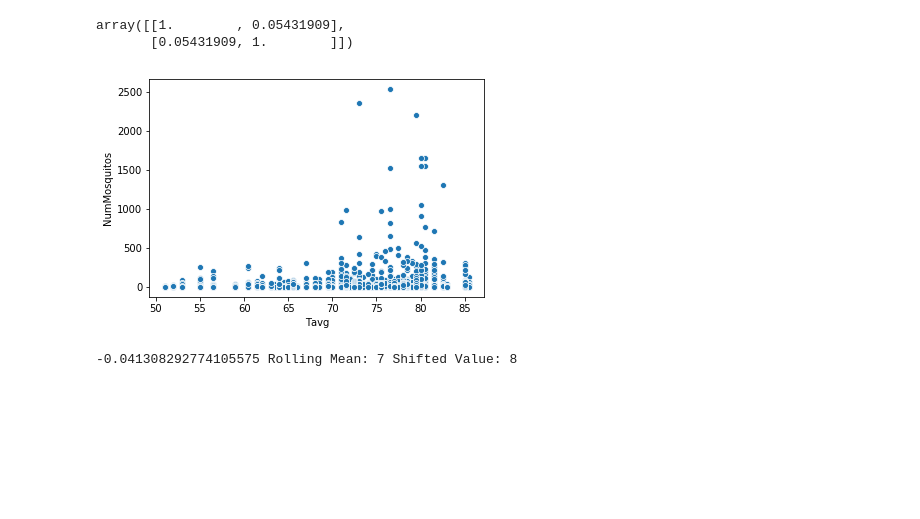
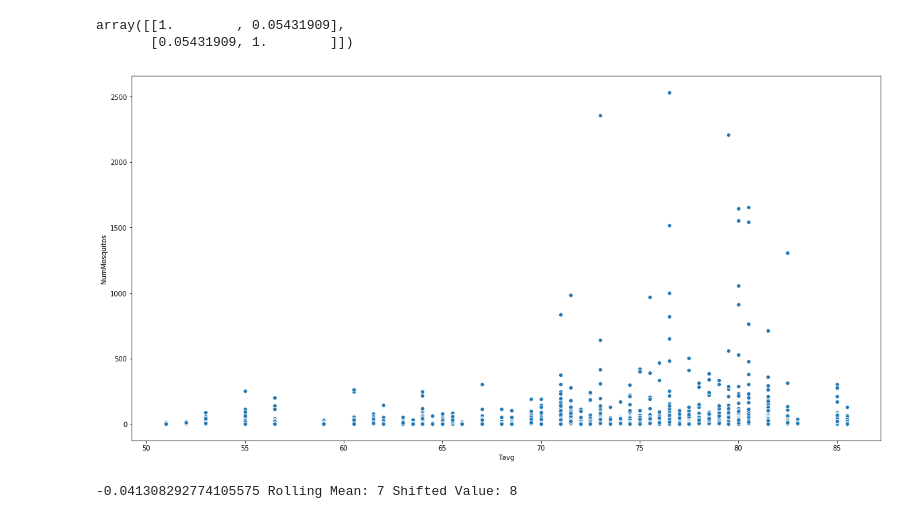
Before and after one commit to camarenad/wnv_prevention, a Jupyter notebook: jj/EDA_Merged_Data_JJ.ipynb, the cells around one changed output. Drawn from its saved outputs; the diff is of its cells as text; code cells hidden in the pictures; blank space fills up the shorter version.

```diff
--- a/jj/EDA_Merged_Data_JJ.ipynb
+++ b/jj/EDA_Merged_Data_JJ.ipynb
@@ -107,9 +107,11 @@ np.corrcoef(df['Tavg'].expanding().mean(), df['NumMosquitos'])
 array([[1.        , 0.05431909],
        [0.05431909, 1.        ]])
 # %%
+plt.figure(figsize=(20,10))
+plt.
 sns.scatterplot(df['Tavg'].rolling(1).mean().shift(7).dropna(), df['NumMosquitos'].drop(df['NumMosquitos'].index[:7]));
 # %% [output]
-[figure, old version]
+[figure, new version]
 # %%
 hi_corr(df['Heat'], df['NumMosquitos'], rm_min=1, rm_max=7, min_val=7, max_val=21)
 # %% [output]
```
Also changed, not shown: 1 other file.
